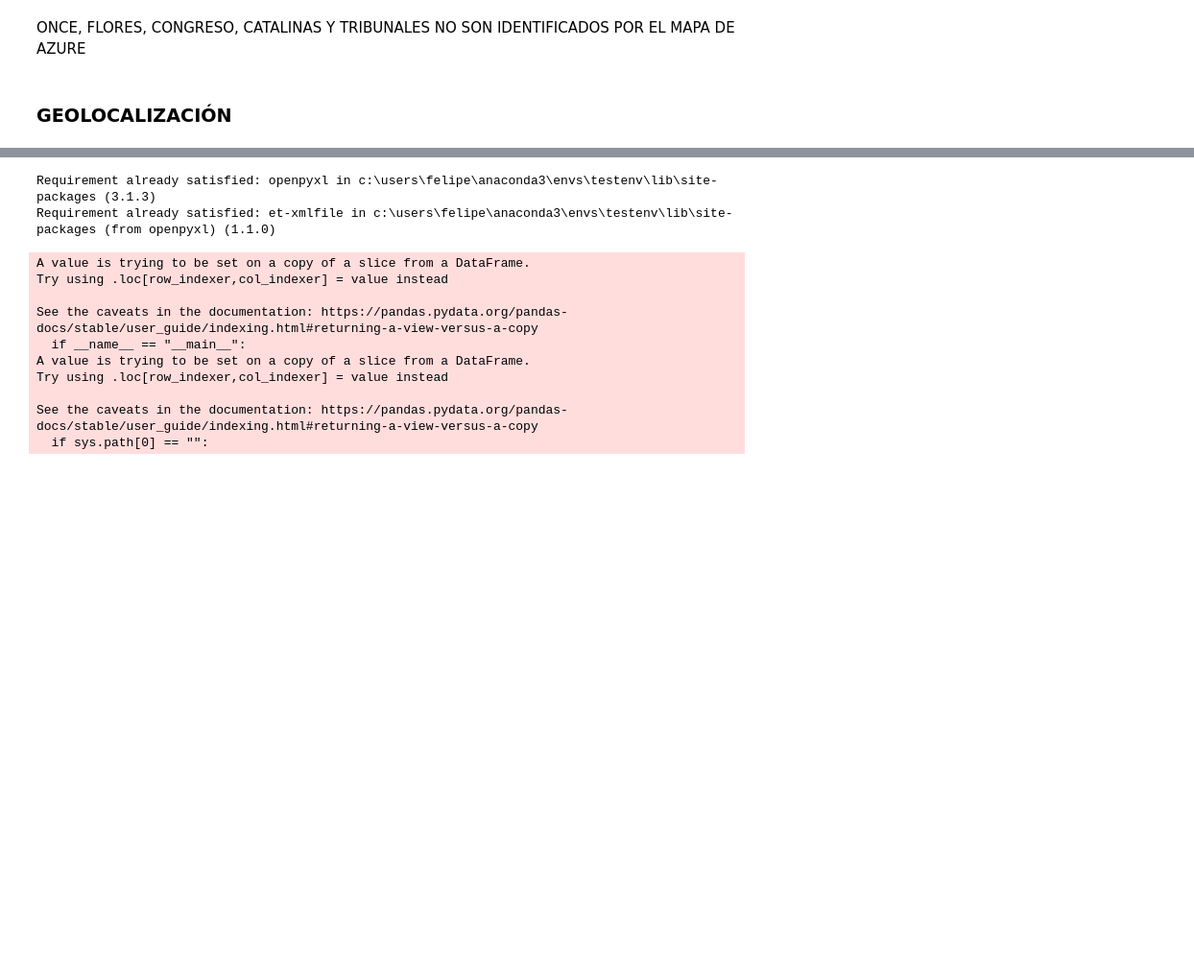
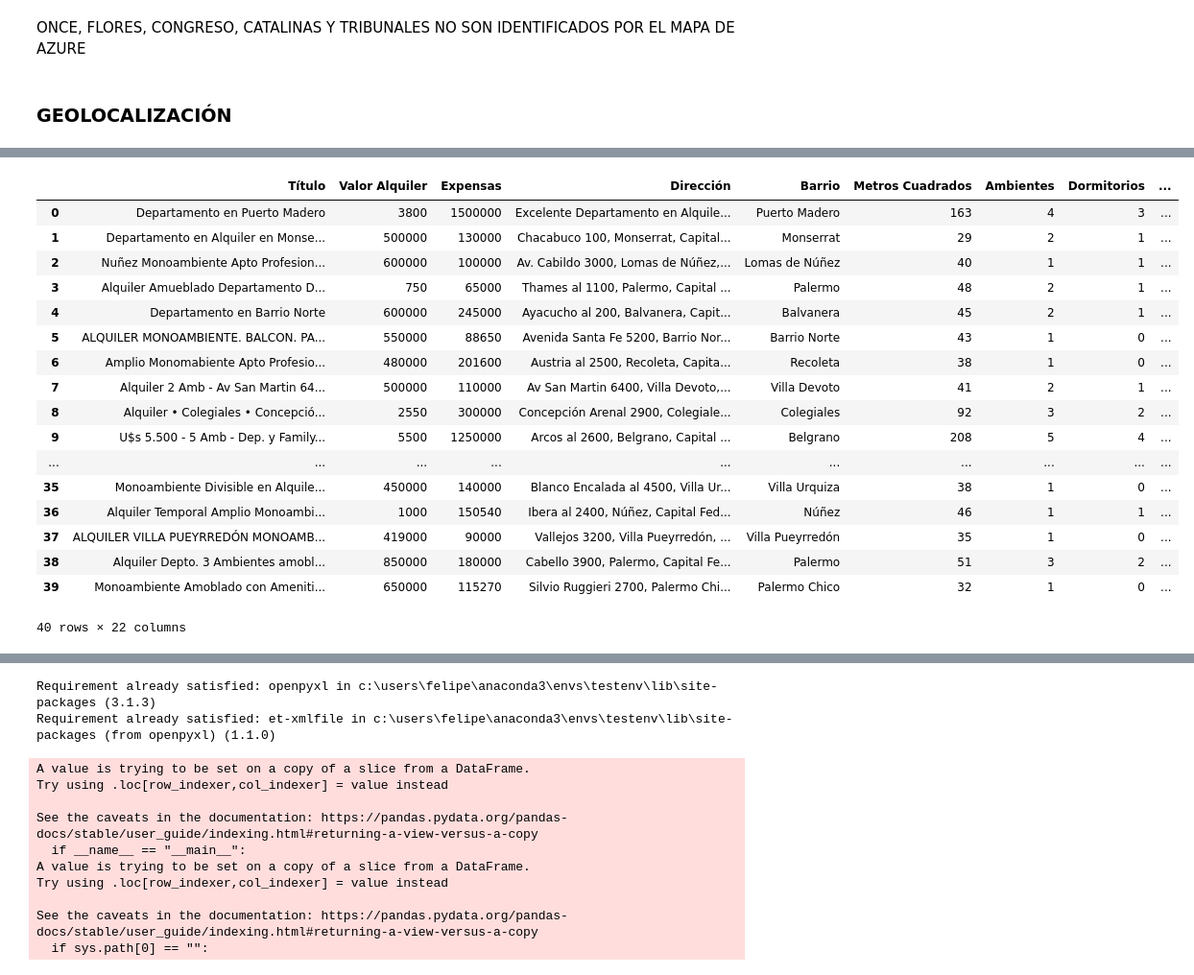
Before and after one commit to Felimartinez1/Departamentos-Buenos-Aires, a Jupyter notebook: notebooks/zonaprop_ETL.ipynb, the cells around one changed output, grey strips where cells are left out. Shown at 96% size. Saved outputs shown, nothing was run; the diff lists cells and outputs as text; code cells hidden in the pictures; blank space fills up the shorter version.

```diff
--- a/notebooks/zonaprop_ETL.ipynb
+++ b/notebooks/zonaprop_ETL.ipynb
@@ -786,6 +725,8 @@ df["Barrio Ubicación"] = df["Barrio Principal"] + ", Capital Federal, Buenos Ai
 ONCE, FLORES, CONGRESO, CATALINAS Y TRIBUNALES NO SON IDENTIFICADOS POR EL MAPA DE AZURE
 # %% [markdown]
 ### **GEOLOCALIZACIÓN**
+# %%
+df = pd.read_csv('C:/Users/Felipe/OneDrive/Escritorio/Mini Projects/Departamentos Buenos Aires/data/cleaned_data.csv')
 # %%
 !pip install geopy
 # %% [output]
@@ -800,4 +737,6 @@ Successfully installed geographiclib-2.0 geopy-2.4.1
 # %%
+
+pd.set_option('display.max_colwidth', None)
 # Data de prueba
-dfa = df.head(15)
+dfa = df.head(40)
 dfa
@@ -821,3 +826,24 @@ dfa
+# %%
+dfa
+# %% [output]
+|  | Título | Valor Alquiler | Expensas | Dirección | Barrio | Metros Cuadrados | Ambientes | Dormitorios | ... |
+| 0 | Departamento en Puerto Madero | 3800 | 1500000 | Excelente Departamento en Alquile... | Puerto Madero | 163 | 4 | 3 | ... |
+| 1 | Departamento en Alquiler en Monse... | 500000 | 130000 | Chacabuco 100, Monserrat, Capital... | Monserrat | 29 | 2 | 1 | ... |
+| 2 | Nuñez Monoambiente Apto Profesion... | 600000 | 100000 | Av. Cabildo 3000, Lomas de Núñez,... | Lomas de Núñez | 40 | 1 | 1 | ... |
+| 3 | Alquiler Amueblado Departamento D... | 750 | 65000 | Thames al 1100, Palermo, Capital ... | Palermo | 48 | 2 | 1 | ... |
+| 4 | Departamento en Barrio Norte | 600000 | 245000 | Ayacucho al 200, Balvanera, Capit... | Balvanera | 45 | 2 | 1 | ... |
+| 5 | ALQUILER MONOAMBIENTE. BALCON. PA... | 550000 | 88650 | Avenida Santa Fe 5200, Barrio Nor... | Barrio Norte | 43 | 1 | 0 | ... |
+| 6 | Amplio Monomabiente Apto Profesio... | 480000 | 201600 | Austria al 2500, Recoleta, Capita... | Recoleta | 38 | 1 | 0 | ... |
+| 7 | Alquiler 2 Amb - Av San Martin 64... | 500000 | 110000 | Av San Martin 6400, Villa Devoto,... | Villa Devoto | 41 | 2 | 1 | ... |
+| 8 | Alquiler • Colegiales • Concepció... | 2550 | 300000 | Concepción Arenal 2900, Colegiale... | Colegiales | 92 | 3 | 2 | ... |
+| 9 | U$s 5.500 - 5 Amb - Dep. y Family... | 5500 | 1250000 | Arcos al 2600, Belgrano, Capital ... | Belgrano | 208 | 5 | 4 | ... |
+| ... | ... | ... | ... | ... | ... | ... | ... | ... | ... |
+| 35 | Monoambiente Divisible en Alquile... | 450000 | 140000 | Blanco Encalada al 4500, Villa Ur... | Villa Urquiza | 38 | 1 | 0 | ... |
+| 36 | Alquiler Temporal Amplio Monoambi... | 1000 | 150540 | Ibera al 2400, Núñez, Capital Fed... | Núñez | 46 | 1 | 1 | ... |
+| 37 | ALQUILER VILLA PUEYRREDÓN MONOAMB... | 419000 | 90000 | Vallejos 3200, Villa Pueyrredón, ... | Villa Pueyrredón | 35 | 1 | 0 | ... |
+| 38 | Alquiler Depto. 3 Ambientes amobl... | 850000 | 180000 | Cabello 3900, Palermo, Capital Fe... | Palermo | 51 | 3 | 2 | ... |
+| 39 | Monoambiente Amoblado con Ameniti... | 650000 | 115270 | Silvio Ruggieri 2700, Palermo Chi... | Palermo Chico | 32 | 1 | 0 | ... |
+40 rows × 22 columns
 # %%
 from geopy.geocoders import Nominatim
 from geopy.extra.rate_limiter import RateLimiter
```
Also changed, not shown: parts of 28 cells of this notebook, 14 other files.
